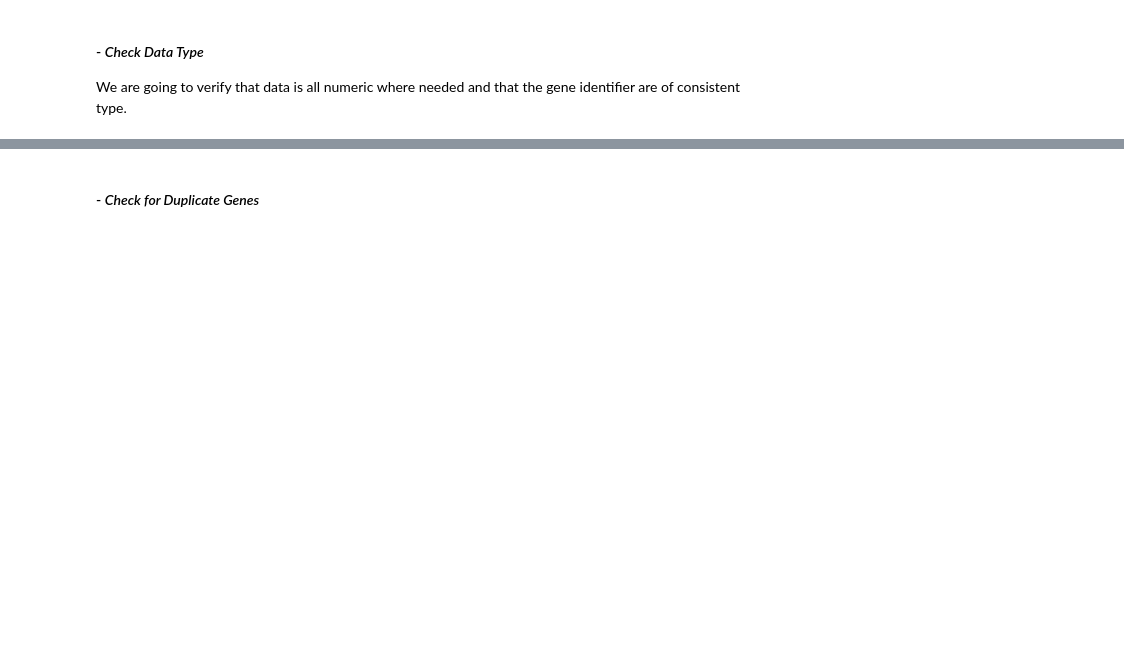
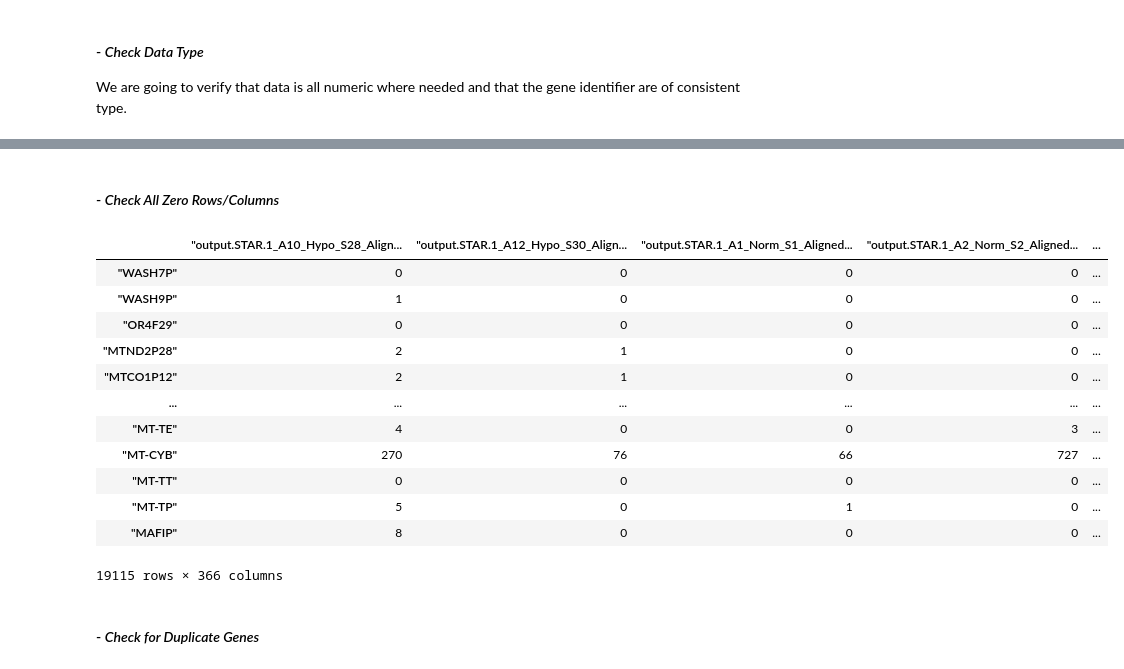
Before and after one commit to katiarusso/breast-cancer-ml-classification, a Jupyter notebook: Notebooks/Main.ipynb, the cells around one changed output, grey strips where cells are left out. Cells and saved outputs as stored; diff of their text form; code cells hidden in the pictures; blank space fills up the shorter version.

```diff
--- a/Notebooks/Main.ipynb
+++ b/Notebooks/Main.ipynb
@@ -264,2 +299,23 @@ We are going to verify that data is all numeric where needed and that the gene i
+# %% [markdown]
+#### - *Check All Zero Rows/Columns*
+# %%
+gene_totals_mcf = dfs_mcf_unfiltered.sum(axis=1)
+cell_totals_mcf = dfs_mcf_unfiltered.sum(axis=0)
+dfs_mcf_f1 = dfs_mcf_unfiltered.loc[gene_totals_mcf >= 20, cell_totals_mcf >= 5000]
+dfs_mcf_f1
+# %% [output]
+|  | "output.STAR.1_A10_Hypo_S28_Align... | "output.STAR.1_A12_Hypo_S30_Align... | "output.STAR.1_A1_Norm_S1_Aligned... | "output.STAR.1_A2_Norm_S2_Aligned... | ... |
+| "WASH7P" | 0 | 0 | 0 | 0 | ... |
+| "WASH9P" | 1 | 0 | 0 | 0 | ... |
+| "OR4F29" | 0 | 0 | 0 | 0 | ... |
+| "MTND2P28" | 2 | 1 | 0 | 0 | ... |
+| "MTCO1P12" | 2 | 1 | 0 | 0 | ... |
+| ... | ... | ... | ... | ... | ... |
+| "MT-TE" | 4 | 0 | 0 | 3 | ... |
+| "MT-CYB" | 270 | 76 | 66 | 727 | ... |
+| "MT-TT" | 0 | 0 | 0 | 0 | ... |
+| "MT-TP" | 5 | 0 | 1 | 0 | ... |
+| "MAFIP" | 8 | 0 | 0 | 0 | ... |
+19115 rows × 366 columns
 # %% [markdown]
 #### - *Check for Duplicate Genes*
```
Also changed, not shown: parts of 11 cells of this notebook.
